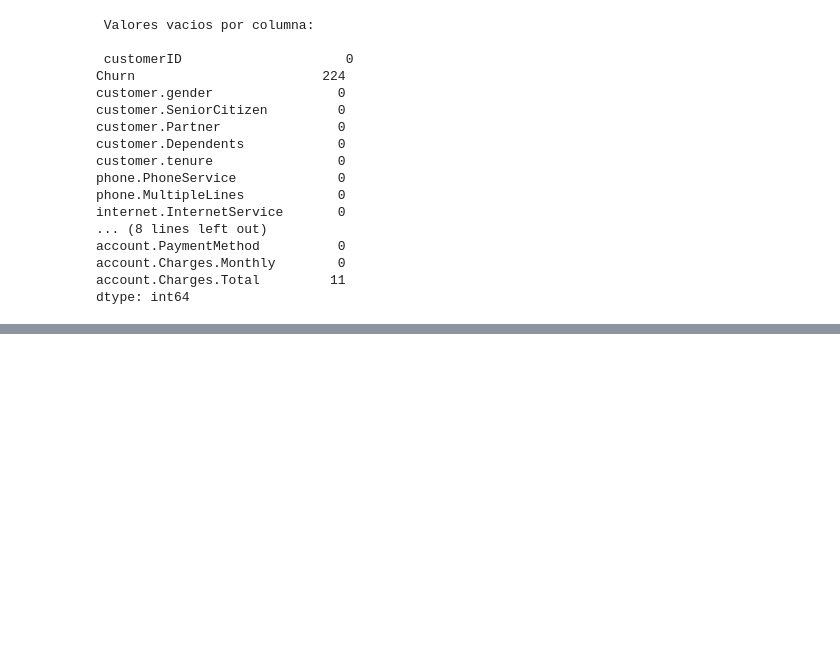
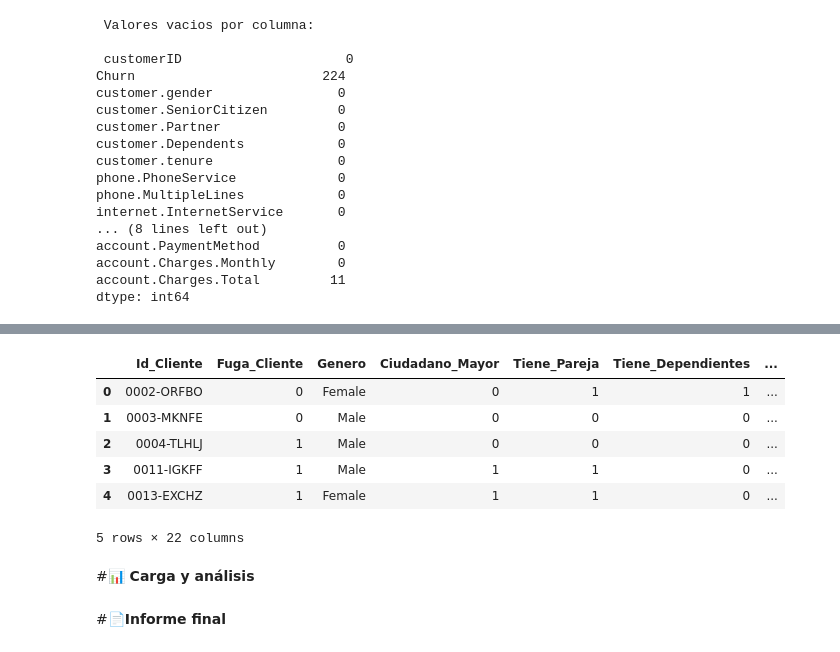
Before and after one commit to GuilleLondero/challenge_one_DS_telecomX, a Jupyter notebook: ChallengerTelecomX.ipynb, the cells around one changed output, grey strips where cells are left out. Drawn from its saved outputs; the diff is of its cells as text; code cells hidden in the pictures; blank space fills up the shorter version.

```diff
--- a/ChallengerTelecomX.ipynb
+++ b/ChallengerTelecomX.ipynb
@@ -224,0 +361,9 @@ dtype: int64
+# %%
+# 5.2. Verifico qué valores únicos tengo
+
+print("VALORES ÚNICOS EN CADA COLUMNA: \n")
+
+for col in yes_no_columns:
+    if col in df_normalize.columns:
+        unique_vals = df_normalize[col].unique()
+        print(f"{col}: {unique_vals}")
@@ -224,0 +416,40 @@ dtype: int64
+# %%
+# 5.4. RENOMBRAMIENTO DE COLUMNAS A ESPAÑOL
+df_normalize.rename(columns={
+    'customerID': 'Id_Cliente',
+    'Churn': 'Fuga_Cliente',
+    'customer.gender': 'Genero',
+    'customer.SeniorCitizen': 'Ciudadano_Mayor',
+    'customer.Partner': 'Tiene_Pareja',
+    'customer.Dependents': 'Tiene_Dependientes',
+    'customer.tenure': 'Antiguedad_Meses',
+    'phone.PhoneService': 'Servicio_Telefono',
+    'phone.MultipleLines': 'Lineas_Multiples',
+    'internet.InternetService': 'Servicio_Internet',
+    'internet.OnlineSecurity': 'Seguridad_Online',
+    'internet.OnlineBackup': 'Respaldo_Online',
+    'internet.DeviceProtection': 'Proteccion_Dispositivo',
+    'internet.TechSupport': 'Soporte_Tecnico',
+    'internet.StreamingTV': 'TV_Streaming',
+    'internet.StreamingMovies': 'Peliculas_Streaming',
+    'account.Contract': 'Tipo_Contrato',
+    'account.PaperlessBilling': 'Facturacion_Digital',
+    'account.PaymentMethod': 'Metodo_Pago',
+    'account.Charges.Monthly': 'Cargo_Mensual',
+    'account.Charges.Total': 'Cargo_Total',
+    'Cuentas_Diarias': 'Cargo_Diario'
+    }, inplace=True)
+# %%
+df_normalize.head()
+# %% [output]
+|  | Id_Cliente | Fuga_Cliente | Genero | Ciudadano_Mayor | Tiene_Pareja | Tiene_Dependientes | ... |
+| 0 | 0002-ORFBO | 0 | Female | 0 | 1 | 1 | ... |
+| 1 | 0003-MKNFE | 0 | Male | 0 | 0 | 0 | ... |
+| 2 | 0004-TLHLJ | 1 | Male | 0 | 0 | 0 | ... |
+| 3 | 0011-IGKFF | 1 | Male | 1 | 1 | 0 | ... |
+| 4 | 0013-EXCHZ | 1 | Female | 1 | 1 | 0 | ... |
+5 rows × 22 columns
+# %% [markdown]
+#**📊 Carga y análisis**
+# %% [markdown]
+#**📄Informe final**
```
Also changed, not shown: parts of 13 cells of this notebook.
